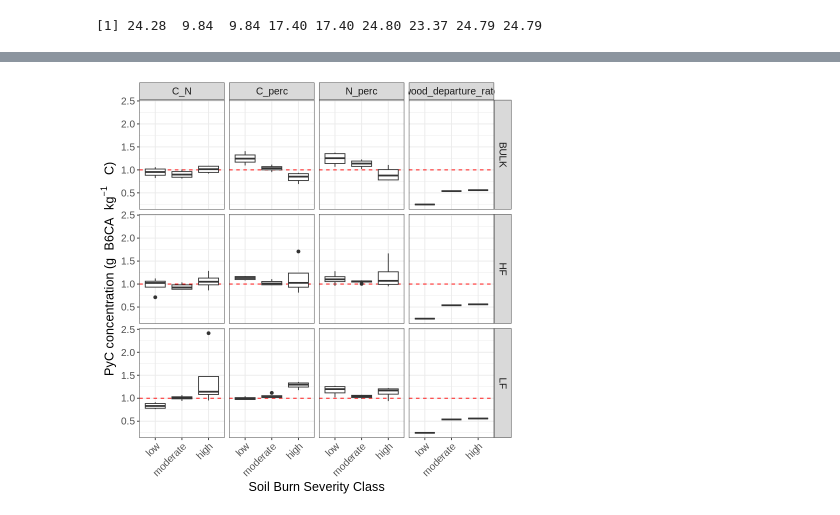
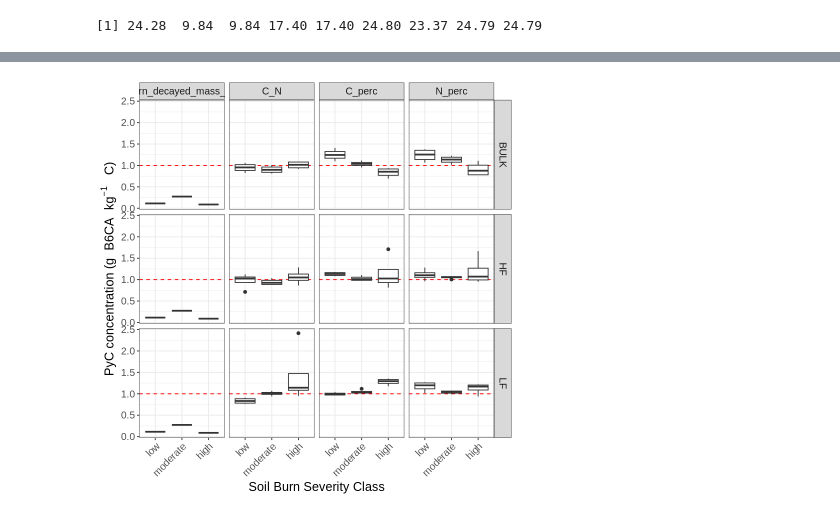
Before and after one commit to seismosmsr/hawaii_soils, a Jupyter notebook: BPCA_Notebook.ipynb, the cells around one changed output, grey strips where cells are left out. Cells and saved outputs as stored; diff of their text form; code cells hidden in the pictures.

```diff
--- a/BPCA_Notebook.ipynb
+++ b/BPCA_Notebook.ipynb
@@ -644,7 +644,7 @@ t_tests_dt <-
 c('HF','LF','BULK') %>%
 lapply(function(frac){
 # c('g_kg','C_N','C_perc','N_perc','mass_proportion_recovered','lf_per_carb') %>%
-c('C_N','C_perc','N_perc','carbon_stock','wood_departure_rate' ) %>%
+c('C_N','C_perc','N_perc','carbon_stock','burn_decayed_mass_kg' ) %>%
 lapply(function(variable){
 c('H','M','L') %>%
 lapply(function(group){
@@ -768,19 +777,19 @@ A data.table: 12 × 14
 # %%
-t_tests_dt[variable %in% c( 'C_N','C_perc','N_perc','wood_departure_rate')] %>%
+t_tests_dt[variable %in% c( 'C_N','C_perc','N_perc','burn_decayed_mass_kg')] %>%
 ggplot(aes(x = burn_severity, y =exp_m_norm,group=burn_severity)) +
   geom_hline(yintercept = 1,color='red',linetype = 'dashed')+
   geom_boxplot() +
   # geom_point(aes(y=exp_m_norm),color='red')+
   # geom_errorbar(aes(ymin = exp_m_norm-(exp_m_norm_sd/sqrt(4), ymax = (exp_m_norm+exp_m_norm_sd)/sqrt(4)), width = 0.2)+
   #(bquote('Mean light fraction soil carbon content ('*mg~ 'C' ~g^-1~'soil'*')'))
   ylab(bquote('PyC concentration ('*g~ 'B6CA'~kg^-1~' C'*')'))+
   xlab('Soil Burn Severity Class') +
       theme_bw()+
       theme(text = element_text(size=15),axis.text.x = element_text(angle = 45, hjust=1)) +
   # ylim(0,5)+
   # geom_signif(aes(),comparisons = list(c(1,2),c(1,3),c(2,3)),
   #           map_signif_level=TRUE,step_increase=.05) +
   facet_grid(fraction~variable) +
   coord_cartesian(expand=TRUE)
 # %% [output]
-[figure, old version]
+[figure, new version]
```
Also changed, not shown: parts of 5 cells of this notebook.
